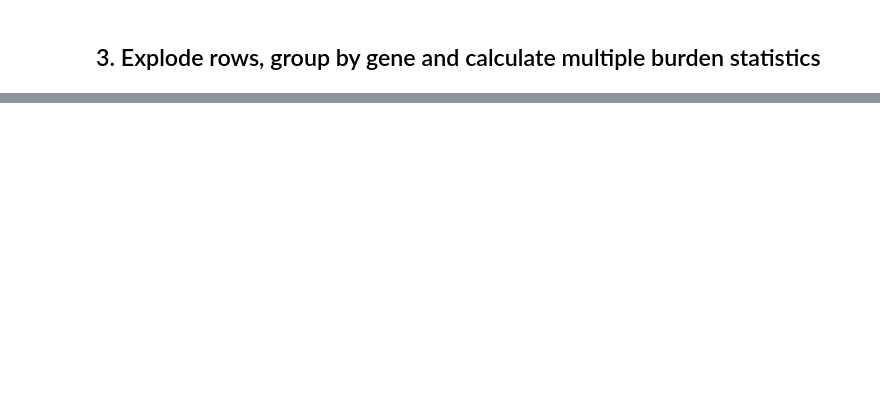
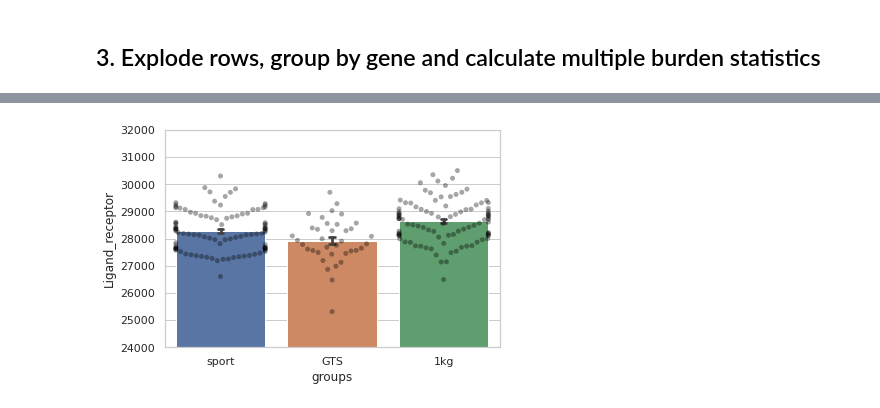
Before and after one commit to ippas/imdik-zekanowski-gts, a Jupyter notebook: analysis/burden-and-family/gts-ii-burden-tests.ipynb, the cells around one changed output, grey strips where cells are left out. Cells and saved outputs as stored; diff of their text form; code cells hidden in the pictures; blank space fills up the shorter version.

```diff
--- a/analysis/burden-and-family/gts-ii-burden-tests.ipynb
+++ b/analysis/burden-and-family/gts-ii-burden-tests.ipynb
@@ -317,0 +239,28 @@ for idx, i in enumerate(list(gene_lists.columns)):
+# %%
+res = np.load('results_list_array.npy')
+# %%
+results_to_plot = pd.DataFrame(res).transpose()
+
+results_to_plot['group'] = pd.Series(np.array(groups))
+
+results_to_plot.columns = ['Cerebral_Cortex',
+ 'Basal_Ganglia',
+ 'Hypothalmus',
+ 'Thalmus',
+ 'Midbrain',
+ 'Dopaminergiczna',
+ 'Serotoninergiczna',
+ 'Noradrenergiczna',
+ 'GABA',
+ 'SLITRK',
+ 'all_neurotransmitters',
+ 'Gutaminian',
+ 'Serotonina_Kannabinoidy',
+ 'Dopamina_Acetylocholina',
+ 'geny_GTS',
+ 'Synapsy',
+ 'Tryptofan',
+ 'Ligand_receptor',
+ 'calcium',
+ 'androgenowy',
+ 'addiction', 'groups']
@@ -317,0 +283,11 @@ for idx, i in enumerate(list(gene_lists.columns)):
+# %%
+sns.set(style="whitegrid")
+
+ax = sns.barplot(x='groups', y='Ligand_receptor', data=results_to_plot, capsize=.05, ci=68)
+ax = sns.swarmplot(x='groups', y='Ligand_receptor', data=results_to_plot, color="0", alpha=.35)
+
+ax.set(ylim=(24000, 32000))
+
+plt.show()
+# %% [output]
+[figure, added]
```
Also changed, not shown: parts of 80 cells of this notebook, 6 other files.
